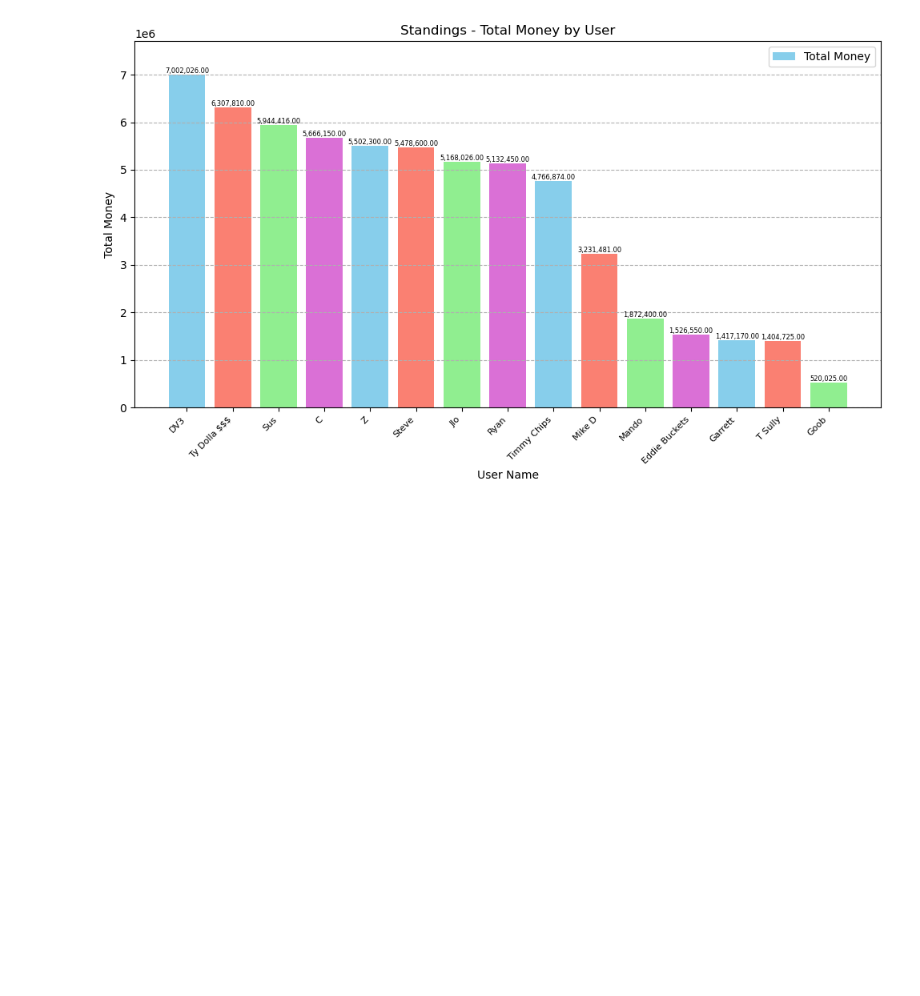
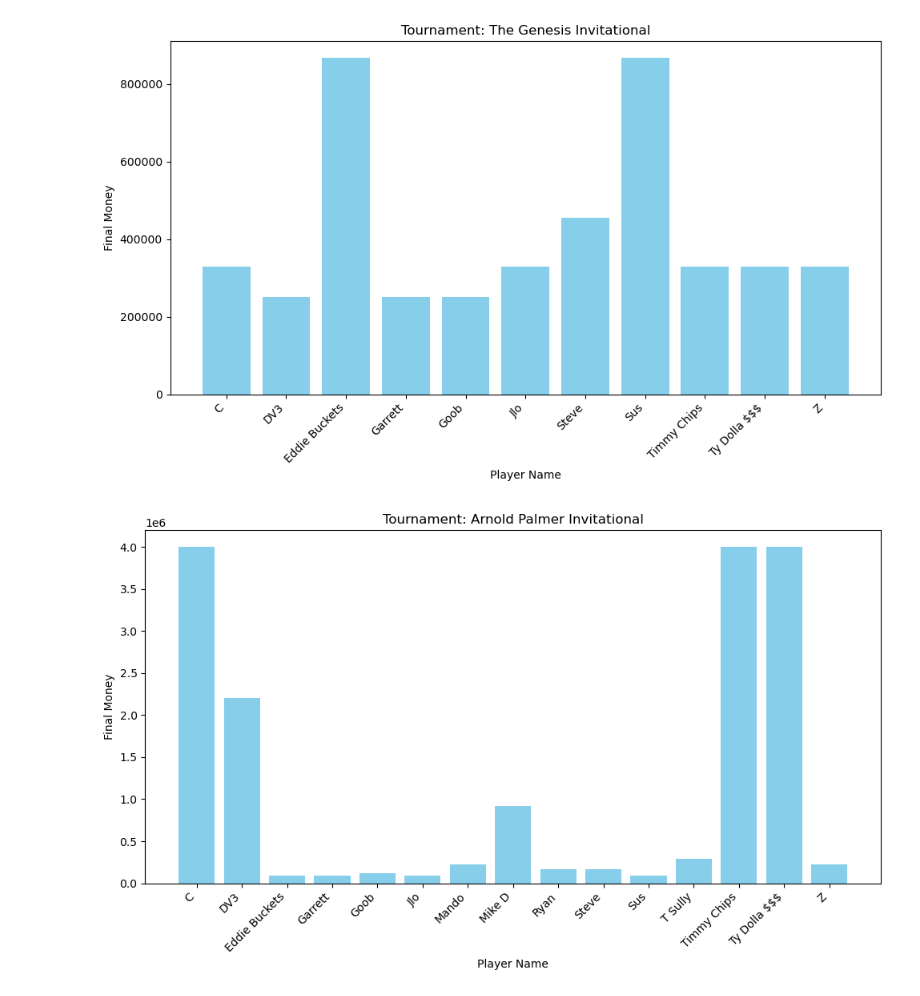
Before and after one commit to 80penguin80/pga_pool_app, a Jupyter notebook: main.ipynb, the cells around one changed output. Saved outputs shown, nothing was run; the diff lists cells and outputs as text; code cells hidden in the pictures; blank space fills up the shorter version.

Commit message:
added past results button

```diff
--- a/main.ipynb
+++ b/main.ipynb
@@ -179,11 +179,75 @@ def filter_dropdown(event):
     else:
         # Update combobox values with filtered values
         event.widget['values'] = filtered_values
+def get_unique_tournament_names():
+    conn = psycopg2.connect(
+        dbname=db_creds['dbname'][0],
+        user=db_creds['user'][0],
+        password=db_creds['password'][0],
+        host=db_creds['host'][0],
+        port="5433"
+    )
+    cursor = conn.cursor()
+    cursor.execute("SELECT DISTINCT(tournament_name) FROM public.user_results")
+    tournament_names = [row[0] for row in cursor.fetchall()]
+    conn.close()
+    return tournament_names
+
+# Function to create a bar chart for the selected tournament
+def show_tournament_chart(tournament_name):
+    conn = psycopg2.connect(
+        dbname=db_creds['dbname'][0],
+        user=db_creds['user'][0],
+        password=db_creds['password'][0],
+        host=db_creds['host'][0],
+        port="5433"
+    )
+    cursor = conn.cursor()
+    cursor.execute("SELECT user_name,total_money FROM public.user_results WHERE tournament_name = %s", (tournament_name,))
+    data = cursor.fetchall()
+    conn.close()
+
+    players = [row[0] for row in data]
+    final_money = [row[1] for row in data]
+
+    # Create a new window to display the bar chart
+    chart_window = tk.Toplevel()
+    chart_window.title(f"Tournament: {tournament_name}")
+
+    # Create a Figure and Axes for the bar chart
+    fig, ax = plt.subplots(figsize=(10, 6))
+
+    # Plot the bar chart
+    ax.bar(players, final_money, color='skyblue')
+
+    # Set title and labels
+    ax.set_title(f"Tournament: {tournament_name}")
+    ax.set_xlabel('Player Name')
+    ax.set_ylabel('Final Money')
+
+    # Rotate x-axis labels for better readability
+    plt.xticks(rotation=45, ha='right')
+
+    # Ensure tight layout
+    plt.tight_layout()
+
+    # Create a FigureCanvasTkAgg instance
+    canvas = FigureCanvasTkAgg(fig, master=chart_window)
+    canvas.draw()
+    canvas.get_tk_widget().pack()
+
+    # Display the bar chart
+    chart_window.mainloop()
+
+# Function to create buttons for each tournament name
+def create_buttons(root, tournament_names):
+    for i, tournament_name in enumerate(tournament_names):
+        button = ttk.Button(root, text=tournament_name, command=lambda name=tournament_name: show_tournament_chart(name))
+        button.grid(row=3 + i, column=5, pady=5)
 
 # Create main window
 root = tk.Tk()
 root.title("PGA Pool Picker")
-
 # Create labels
 user_name_label = ttk.Label(root, text="User Name:")
 user_name_label.grid(row=0, column=0, padx=5, pady=5)
@@ -196,31 +260,36 @@ player_pick_label.grid(row=2, column=0, padx=5, pady=5)
 
 # Create drop down menus
 user_name_var = tk.StringVar()
 user_name_dropdown = ttk.Combobox(root, textvariable=user_name_var)
 user_name_dropdown['values'] = usernames
 user_name_dropdown.grid(row=0, column=1, padx=5, pady=5)
 user_name_dropdown.bind("<KeyRelease>", filter_dropdown)
 
 tournament_name_var = tk.StringVar()
 tournament_name_dropdown = ttk.Combobox(root, textvariable=tournament_name_var)
 tournament_name_dropdown['values'] = list(tournament_data['tournament_name'])
 tournament_name_dropdown.grid(row=1, column=1, padx=5, pady=5)
 tournament_name_dropdown.bind("<KeyRelease>", filter_dropdown)
 
 
 player_pick_var = tk.StringVar()
 player_pick_dropdown = ttk.Combobox(root, textvariable=player_pick_var)
 player_pick_dropdown['values'] = list(player_choice['player_name'])
 player_pick_dropdown.grid(row=2, column=1, padx=5, pady=5)
 player_pick_dropdown.bind("<KeyRelease>", filter_dropdown)
 
 # Create submit button
 submit_button = ttk.Button(root, text="Submit", command=submit)
 submit_button.grid(row=3, column=0, columnspan=2, padx=5, pady=5)
 
 # Standings Button
 show_standings_button = tk.Button(root, text="Show Standings", command=display_standings)
 show_standings_button.grid(row=0, column=5, pady=10)
+
+past_results_button = tk.Button(root, text='Past Results', command=lambda: create_buttons(root, get_unique_tournament_names()))
+past_results_button.grid(row=2, column=5, pady=10)
+
 root.mainloop()
 # %% [output]
-[figure, old version]
+[figure, new version]
+[figure, added]
```
Also changed, not shown: parts of 2 cells of this notebook.
